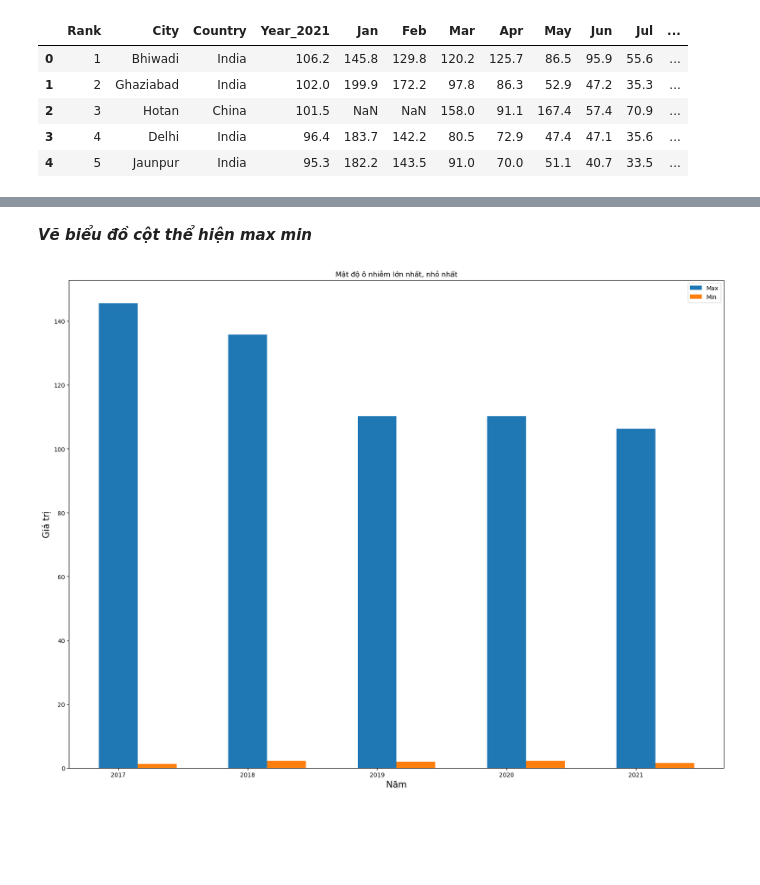
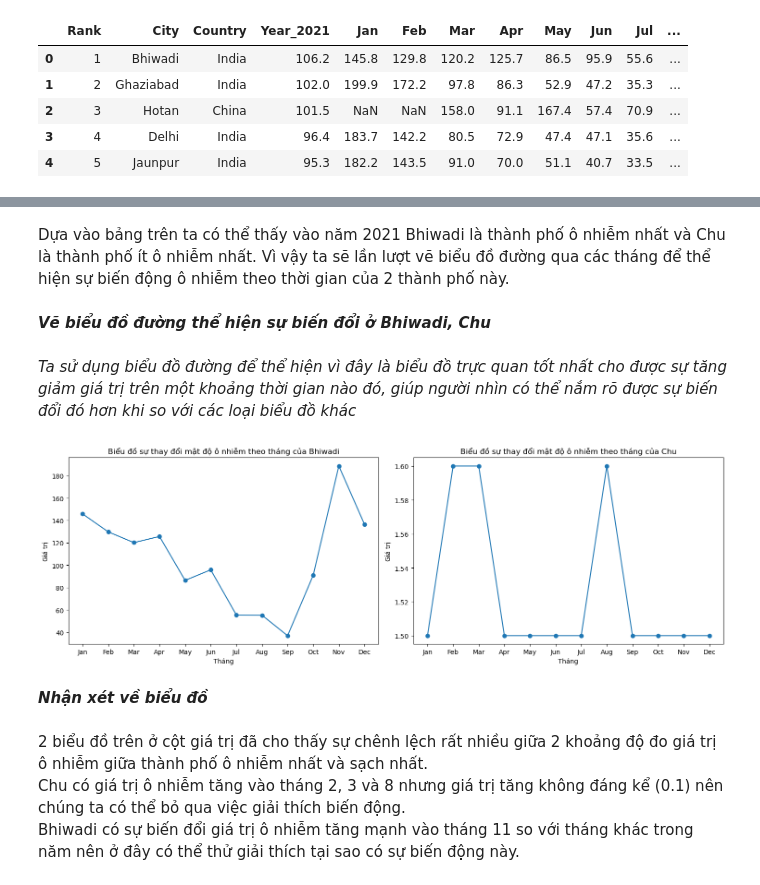
Before and after one commit to yakhimm/NMKHDL_20, a Jupyter notebook: Question 1.ipynb, the cells around one changed output, grey strips where cells are left out. Saved outputs shown, nothing was run; the diff lists cells and outputs as text; code cells hidden in the pictures; blank space fills up the shorter version.

Commit message:
Thay doi va hoan thien cau hoi 1

```diff
--- a/Question 1.ipynb
+++ b/Question 1.ipynb
@@ -24,0 +33,9 @@ df.head()
+# %%
+#Liệt kê những cột kiểu dữ liệu số trong df
+numberic_cols = ['Year_2021', 'Jan', 'Feb', 'Mar', 'Apr', 'May', 'Jun', 'Jul', 'Aug', 'Sep', 'Oct', 'Nov', 'Dec',
+                'Year_2020', 'Year_2019', 'Year_2018', 'Year_2017']
+
+#Lặp những cột số để thay đổi nan bằng median
+for i in numberic_cols:
+    med = df[i].median() #giá trị median của mỗi cột
+    df[i] = df[i].fillna(med)
@@ -59,30 +129,45 @@ max_min_df
+# %% [markdown]
+Dựa vào bảng trên ta có thể thấy  vào năm 2021 Bhiwadi là thành phố ô nhiễm nhất và Chu là thành phố ít ô nhiễm nhất. Vì vậy ta sẽ lần lượt vẽ biểu đồ đường qua các tháng để thể hiện sự biến động ô nhiễm theo thời gian của 2 thành phố này.
 # %% [markdown]
-***Vẽ biểu đồ cột thể hiện max min***
+***Vẽ biểu đồ đường thể hiện sự biến đổi ở Bhiwadi, Chu***
+# %% [markdown]
+*Ta sử dụng biểu đồ đường để thể hiện vì đây là biểu đồ trực quan tốt nhất cho được sự tăng giảm giá trị trên một khoảng thời gian nào đó, giúp người nhìn có thể nắm rõ được sự biến đổi đó hơn khi so với các loại biểu đồ khác*
 # %%
-max_values = []
-min_values = []
+months = ['Jan', 'Feb', 'Mar', 'Apr', 'May', 'Jun', 'Jul', 'Aug', 'Sep', 'Oct', 'Nov', 'Dec'] #Các tháng
 
-for i in years:
-    year_col = f'Year_{i}'
+plt.subplots(figsize=(15, 5))
 
-    max = df[year_col].max()
-    min = df[year_col].min()
+# Bhiwadi
+values1 = df.loc[df['City'] == 'Bhiwadi'][months].values[0] #Giá trị ứng với mỗi tháng
 
-    max_values.append(max)
-    min_values.append(min)
-
-plt.figure(figsize = (20, 15))
-width = 0.3
-
-plt.bar(years, max_values, width, label = 'Max')
-plt.bar(years + width, min_values, width, label = 'Min')
+#Vẽ biểu đồ đường
+plt.subplot(1, 2, 1)
+plt.plot(months, values1, marker = 'o')
 
 #Customize chart
-plt.title('Mật độ ô nhiễm lớn nhất, nhỏ nhất')
-plt.xlabel('Năm', fontsize = 15)
-plt.ylabel('Giá trị',fontsize = 15)
+plt.title('Biểu đồ sự thay đổi mật độ ô nhiễm theo tháng của Bhiwadi')
+plt.xlabel('Tháng', fontsize = 10)
+plt.ylabel('Giá trị',fontsize = 10)
 
-plt.legend()
+# Chu
+values2 = df.loc[df['City'] == 'Chu'][months].values[0] #Giá trị ứng với mỗi tháng
+
+#Vẽ biểu đồ đường
+plt.subplot(1, 2, 2)
+plt.plot(months, values2, marker = 'o')
+
+#Customize chart
+plt.title('Biểu đồ sự thay đổi mật độ ô nhiễm theo tháng của Chu')
+plt.xlabel('Tháng', fontsize = 10)
+plt.ylabel('Giá trị',fontsize = 10)
+
+plt.tight_layout()
 plt.show()
 # %% [output]
-[figure, old version]
+[figure, new version]
+# %% [markdown]
+***Nhận xét về biểu đồ***
+# %% [markdown]
+2 biểu đồ trên ở cột giá trị đã cho thấy sự chênh lệch rất nhiều giữa 2 khoảng độ đo giá trị ô nhiễm giữa thành phố ô nhiễm nhất và sạch nhất.\
+Chu có giá trị ô nhiễm tăng vào tháng 2, 3 và 8 nhưng giá trị tăng không đáng kể (0.1) nên chúng ta có thể bỏ qua việc giải thích biến động.\
+Bhiwadi có sự biến đổi giá trị ô nhiễm tăng mạnh vào tháng 11 so với tháng khác trong năm nên ở đây có thể thử giải thích tại sao có sự biến động này.
```
Also changed, not shown: parts of 12 cells of this notebook.
